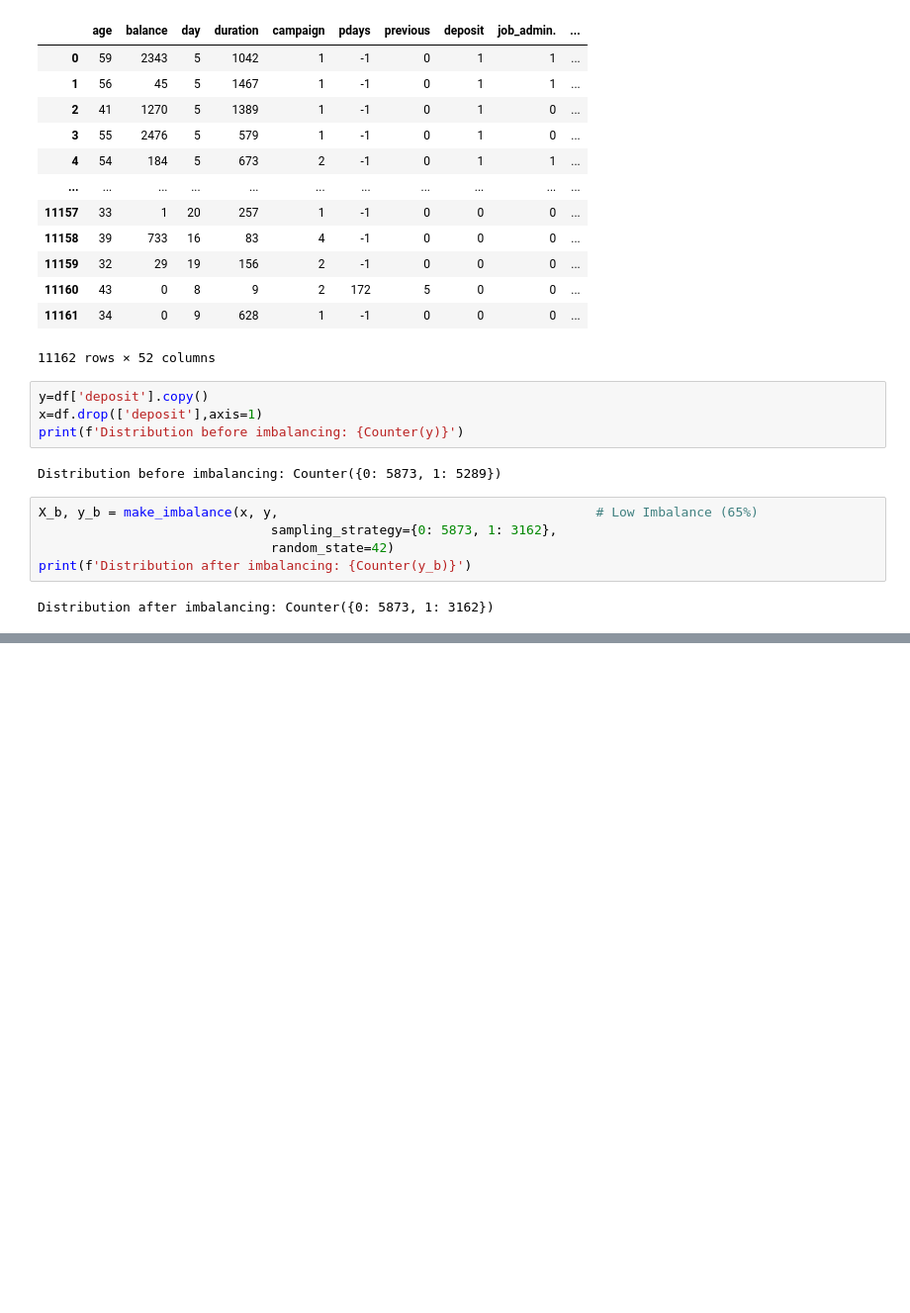
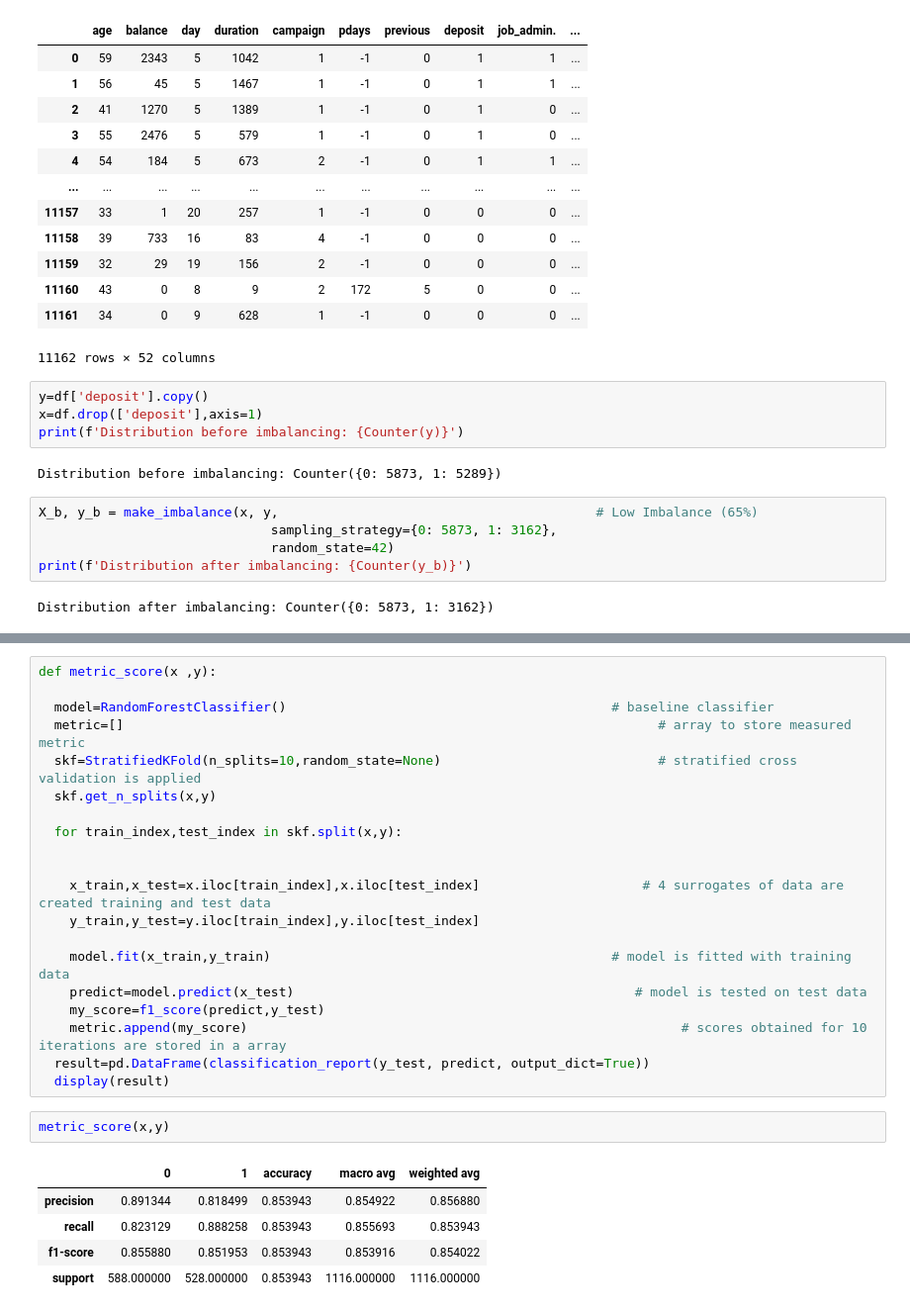
Before and after one commit to AliRizvi14/CE888, a Jupyter notebook: bank_dataset.ipynb, the cells around one changed output, grey strips where cells are left out. Shown: that part at 99% size. Saved outputs shown, nothing was run; the diff lists cells and outputs as text; blank space fills up the shorter version.

```diff
--- a/bank_dataset.ipynb
+++ b/bank_dataset.ipynb
@@ -157,0 +146,28 @@ y_b1.hist()     # 90 percentage og Imbalance
+# %%
+def metric_score(x ,y):
+
+  model=RandomForestClassifier()                                          # baseline classifier
+  metric=[]                                                                     # array to store measured metric
+  skf=StratifiedKFold(n_splits=10,random_state=None)                            # stratified cross validation is applied
+  skf.get_n_splits(x,y)
+
+  for train_index,test_index in skf.split(x,y):
+
+
+    x_train,x_test=x.iloc[train_index],x.iloc[test_index]                     # 4 surrogates of data are created training and test data
+    y_train,y_test=y.iloc[train_index],y.iloc[test_index]
+
+    model.fit(x_train,y_train)                                            # model is fitted with training data
+    predict=model.predict(x_test)                                            # model is tested on test data
+    my_score=f1_score(predict,y_test)
+    metric.append(my_score)                                                        # scores obtained for 10 iterations are stored in a array
+  result=pd.DataFrame(classification_report(y_test, predict, output_dict=True))
+  display(result)
+# %%
+metric_score(x,y)
+# %% [output]
+|  | 0 | 1 | accuracy | macro avg | weighted avg |
+| precision | 0.891344 | 0.818499 | 0.853943 | 0.854922 | 0.856880 |
+| recall | 0.823129 | 0.888258 | 0.853943 | 0.855693 | 0.853943 |
+| f1-score | 0.855880 | 0.851953 | 0.853943 | 0.853916 | 0.854022 |
+| support | 588.000000 | 528.000000 | 0.853943 | 1116.000000 | 1116.000000 |
```
Also changed, not shown: parts of 15 cells of this notebook.
